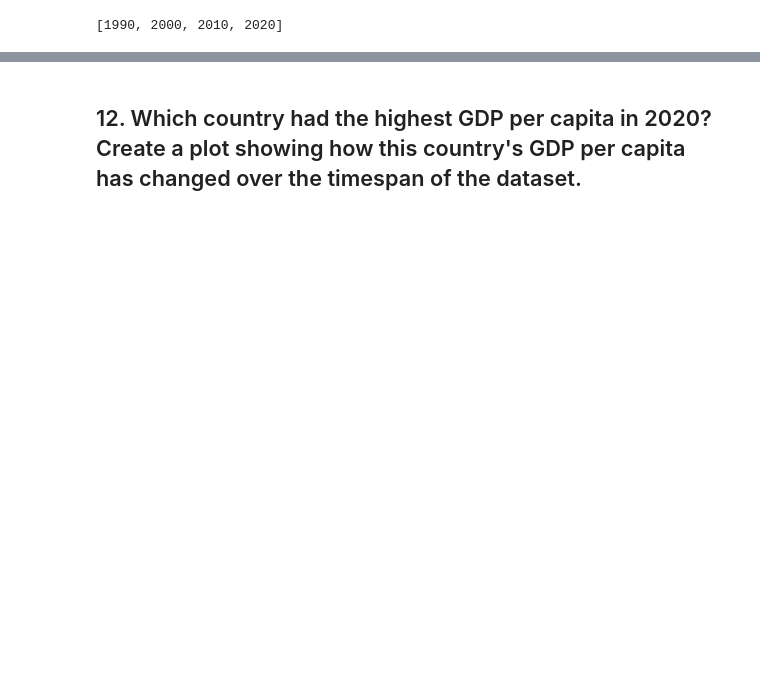
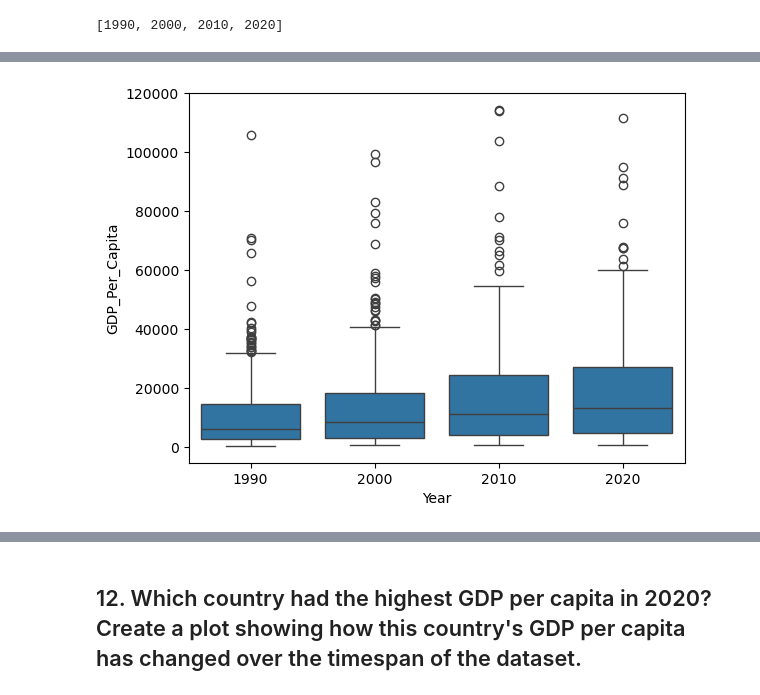
Before and after one commit to NSS-Data-Analytics-Cohort-13/un-exploration-stonedunlaptm2, a Jupyter notebook: notebooks/MD_UN_data_project.ipynb, the cells around one changed output, grey strips where cells are left out. Drawn from its saved outputs; the diff is of its cells as text; code cells hidden in the pictures; blank space fills up the shorter version.

```diff
--- a/notebooks/MD_UN_data_project.ipynb
+++ b/notebooks/MD_UN_data_project.ipynb
@@ -300,0 +278,2 @@ SyntaxError: incomplete input (4005692106.py, line 2)
+# %%
+gdp_decades=gdp_df[gdp_df['Year'].isin(my_years)]
@@ -300,0 +296,7 @@ SyntaxError: incomplete input (4005692106.py, line 2)
+# %%
+#box plot
+sns.boxplot(data=gdp_decades,
+            x='Year',
+            y= 'GDP_Per_Capita');
+# %% [output]
+[figure, added]
```
Also changed, not shown: parts of 41 cells of this notebook, 2 other files.
